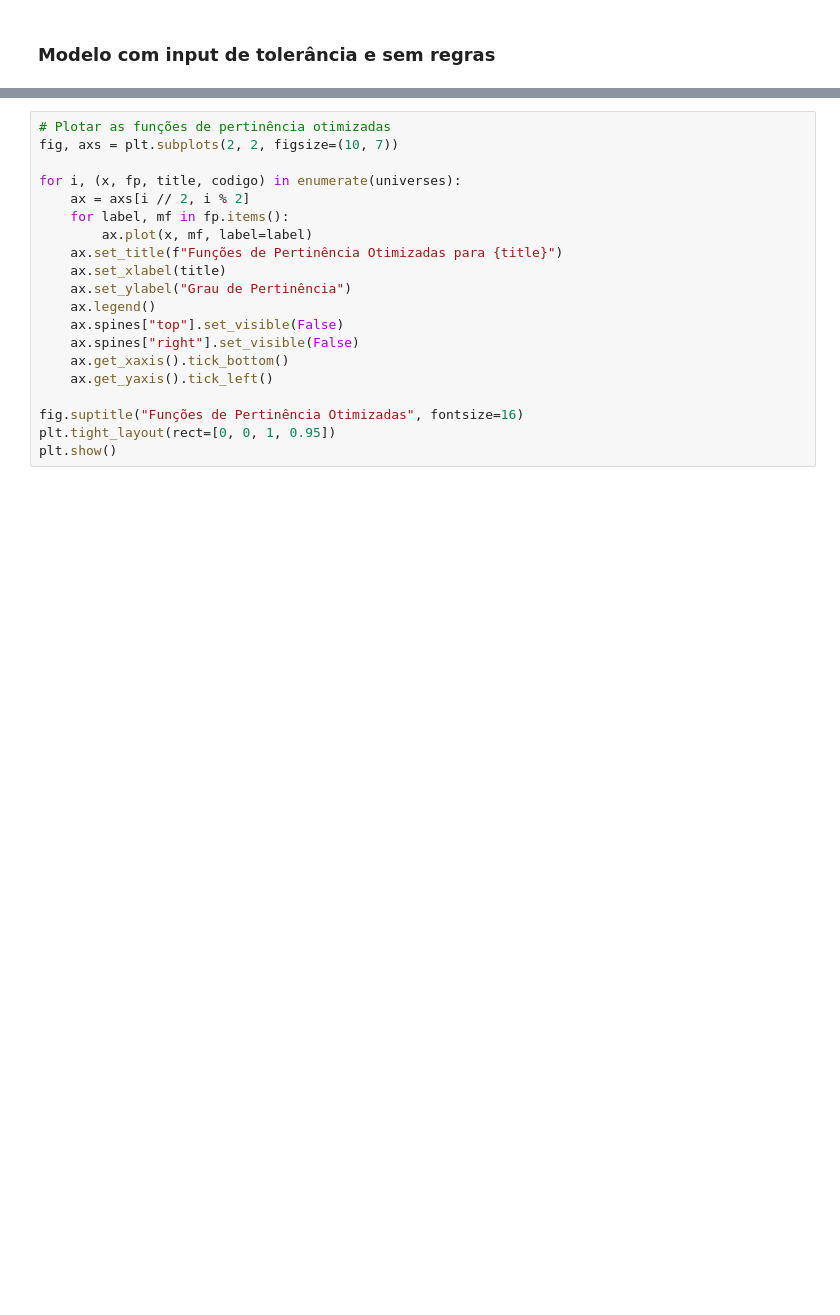
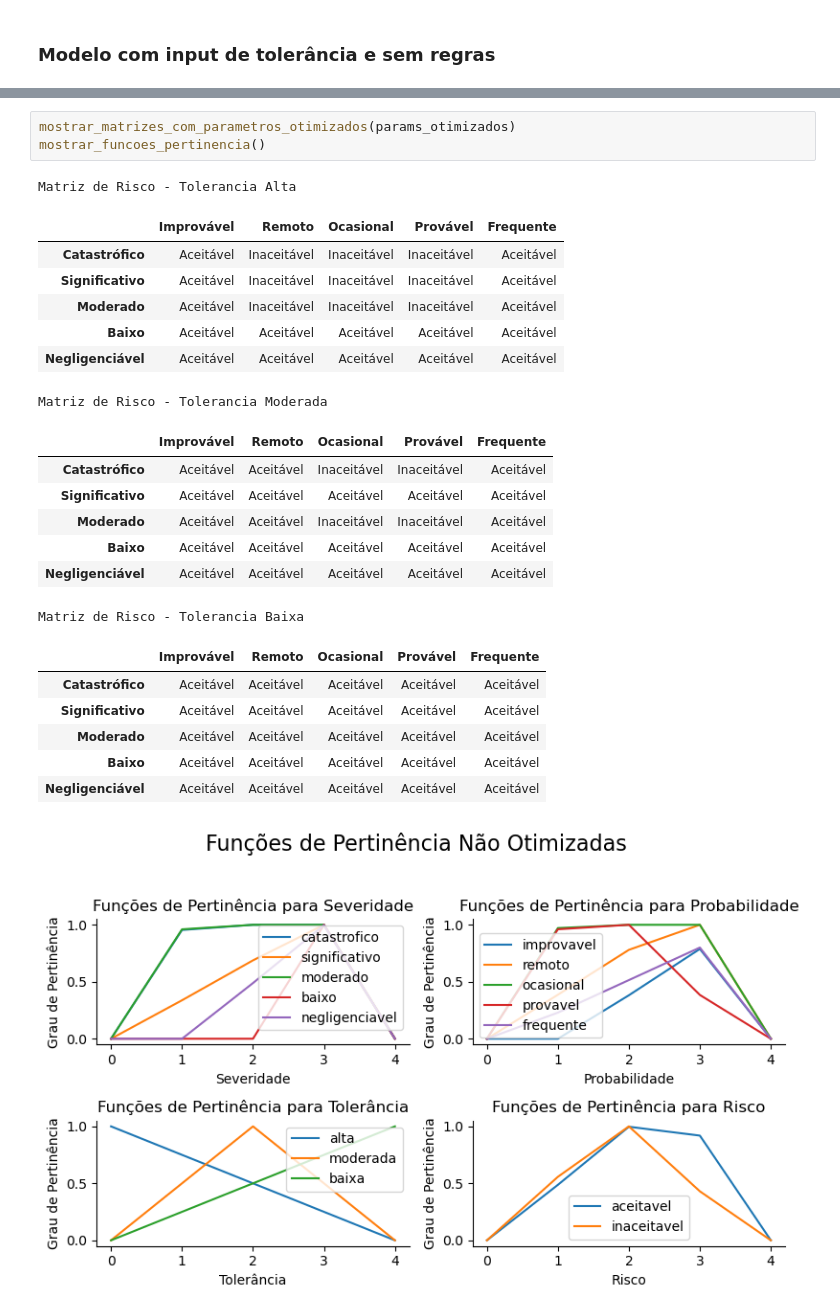
Before and after one commit to Nielo-47/ICA, a Jupyter notebook: Fuzzy.ipynb, the cells around one changed output, grey strips where cells are left out. Saved outputs shown, nothing was run; the diff lists cells and outputs as text; blank space fills up the shorter version.

```diff
--- a/Fuzzy.ipynb
+++ b/Fuzzy.ipynb
@@ -675,20 +707,26 @@ plot_cost_history(cost_history=optimizer.cost_history);
 # %%
-# Plotar as funções de pertinência otimizadas
-fig, axs = plt.subplots(2, 2, figsize=(10, 7))
-
-for i, (x, fp, title, codigo) in enumerate(universes):
-    ax = axs[i // 2, i % 2]
-    for label, mf in fp.items():
-        ax.plot(x, mf, label=label)
-    ax.set_title(f"Funções de Pertinência Otimizadas para {title}")
-    ax.set_xlabel(title)
-    ax.set_ylabel("Grau de Pertinência")
-    ax.legend()
-    ax.spines["top"].set_visible(False)
-    ax.spines["right"].set_visible(False)
-    ax.get_xaxis().tick_bottom()
-    ax.get_yaxis().tick_left()
-
-fig.suptitle("Funções de Pertinência Otimizadas", fontsize=16)
-plt.tight_layout(rect=[0, 0, 1, 0.95])
-plt.show()
+mostrar_matrizes_com_parametros_otimizados(params_otimizados)
+mostrar_funcoes_pertinencia()
+# %% [output]
+Matriz de Risco - Tolerancia Alta
+|  | Improvável | Remoto | Ocasional | Provável | Frequente |
+| Catastrófico | Aceitável | Inaceitável | Inaceitável | Inaceitável | Aceitável |
+| Significativo | Aceitável | Inaceitável | Inaceitável | Inaceitável | Aceitável |
+| Moderado | Aceitável | Inaceitável | Inaceitável | Inaceitável | Aceitável |
+| Baixo | Aceitável | Aceitável | Aceitável | Aceitável | Aceitável |
+| Negligenciável | Aceitável | Aceitável | Aceitável | Aceitável | Aceitável |
+Matriz de Risco - Tolerancia Moderada
+|  | Improvável | Remoto | Ocasional | Provável | Frequente |
+| Catastrófico | Aceitável | Aceitável | Inaceitável | Inaceitável | Aceitável |
+| Significativo | Aceitável | Aceitável | Aceitável | Aceitável | Aceitável |
+| Moderado | Aceitável | Aceitável | Inaceitável | Inaceitável | Aceitável |
+| Baixo | Aceitável | Aceitável | Aceitável | Aceitável | Aceitável |
+| Negligenciável | Aceitável | Aceitável | Aceitável | Aceitável | Aceitável |
+Matriz de Risco - Tolerancia Baixa
+|  | Improvável | Remoto | Ocasional | Provável | Frequente |
+| Catastrófico | Aceitável | Aceitável | Aceitável | Aceitável | Aceitável |
+| Significativo | Aceitável | Aceitável | Aceitável | Aceitável | Aceitável |
+| Moderado | Aceitável | Aceitável | Aceitável | Aceitável | Aceitável |
+| Baixo | Aceitável | Aceitável | Aceitável | Aceitável | Aceitável |
+| Negligenciável | Aceitável | Aceitável | Aceitável | Aceitável | Aceitável |
+[figure, added]
```
Also changed, not shown: parts of 10 cells of this notebook, 2 other files.
